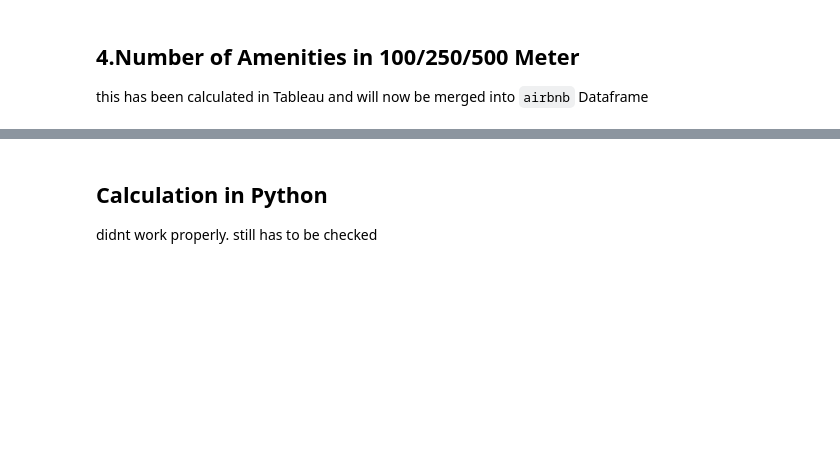
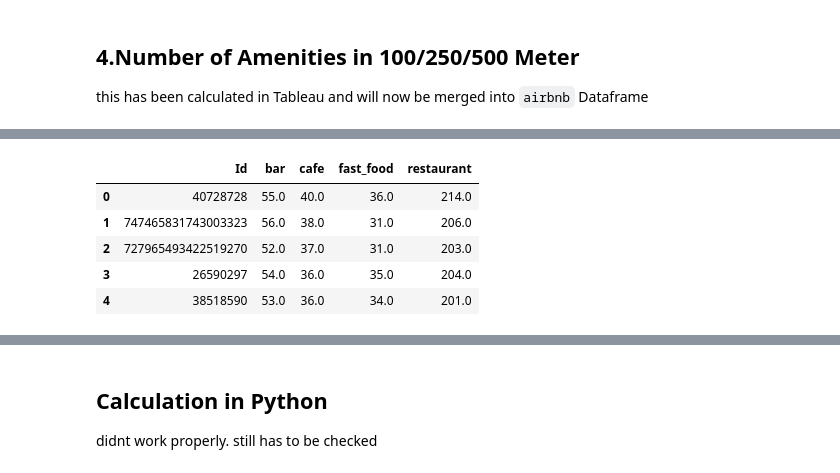
Before and after one commit to Jappler85/hh-23-1-airbnb, a Jupyter notebook: notebook_clean_21_04.ipynb, the cells around one changed output, grey strips where cells are left out. Cells and saved outputs as stored; diff of their text form; code cells hidden in the pictures; blank space fills up the shorter version.

```diff
--- a/notebook_clean_21_04.ipynb
+++ b/notebook_clean_21_04.ipynb
@@ -571,3 +571,12 @@ airbnb.head()
 | 4 | 4876550 | https://www.airbnb.com/rooms/4876550 | Stunning Apartment 2 minutes walk... | https://a0.muscache.com/pictures/... | 25087384 | 75.0 | 46.0 | ... |
 # %%
 amenities_100 = pd.read_excel(f'data/london/number_amenities_per_airbnb_100.xlsx', skiprows=1)
+# %%
+amenities_250.head()
+# %% [output]
+|  | Id | bar | cafe | fast_food | restaurant |
+| 0 | 40728728 | 55.0 | 40.0 | 36.0 | 214.0 |
+| 1 | 747465831743003323 | 56.0 | 38.0 | 31.0 | 206.0 |
+| 2 | 727965493422519270 | 52.0 | 37.0 | 31.0 | 203.0 |
+| 3 | 26590297 | 54.0 | 36.0 | 35.0 | 204.0 |
+| 4 | 38518590 | 53.0 | 36.0 | 34.0 | 201.0 |
```
Also changed, not shown: parts of 7 cells of this notebook.
